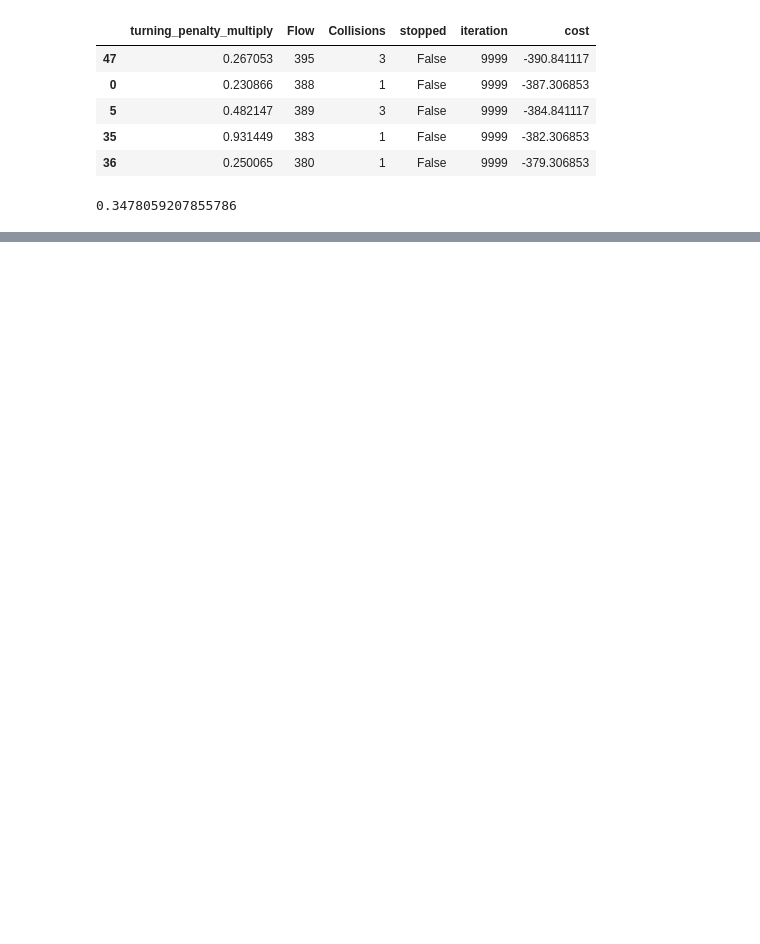
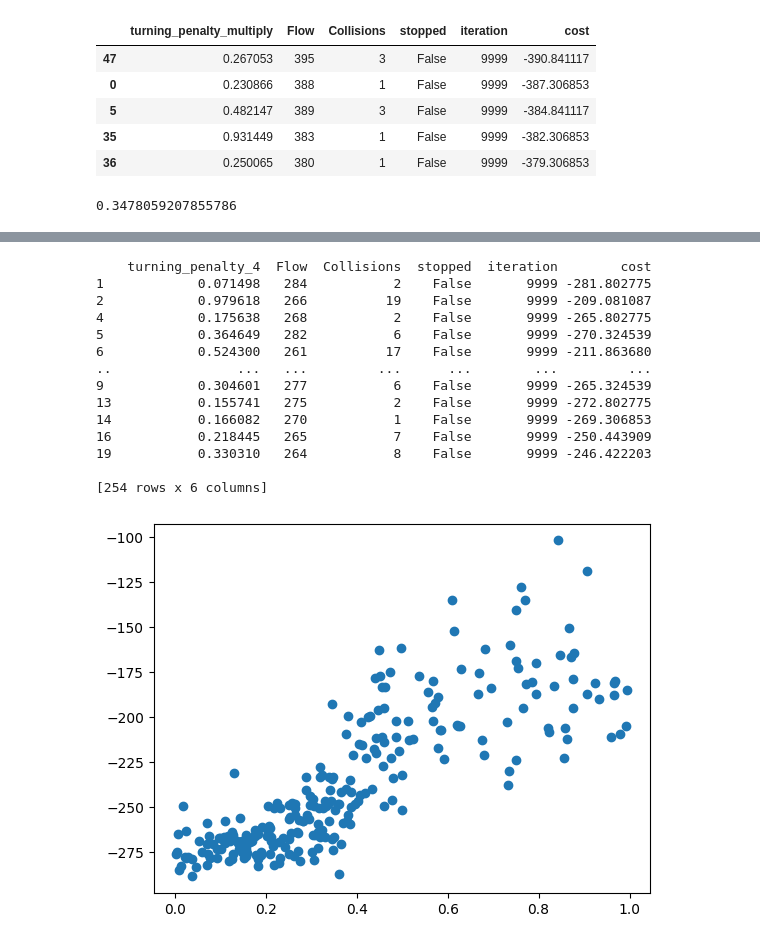
Before and after one commit to pawlik0wskim/Crossroad_simulation, a Jupyter notebook: testing/turning_penaltty_estimation.ipynb, the cells around one changed output, grey strips where cells are left out. Saved outputs shown, nothing was run; the diff lists cells and outputs as text; code cells hidden in the pictures; blank space fills up the shorter version.

Commit message:
updated turning penalty

```diff
--- a/testing/turning_penaltty_estimation.ipynb
+++ b/testing/turning_penaltty_estimation.ipynb
@@ -140,22 +143,59 @@ np.sum(head["turning_penalty_faster"]*[5,3,2,1,1])/np.sum([5,3,2,1,1])
 # %%
 df= pd.read_csv(r"C:\Users\Maciek\Documents\Studia\semestr 7\Crossroad_simulation\testing\turning_penalty_42.csv")
 
 df2= pd.read_csv(r"C:\Users\Maciek\Documents\Studia\semestr 7\Crossroad_simulation\testing\turning_penalty_43.csv")
 df=pd.concat([df,df2])
-df2= pd.read_csv(r"C:\Users\Maciek\Documents\Studia\semestr 7\Crossroad_simulation\testing\turning_penalty_44.csv")
-df=pd.concat([df,df2])
+
 df2= pd.read_csv(r"C:\Users\Maciek\Documents\Studia\semestr 7\Crossroad_simulation\testing\turning_penalty_45.csv")
 df=pd.concat([df,df2])
-df2= pd.read_csv(r"C:\Users\Maciek\Documents\Studia\semestr 7\Crossroad_simulation\testing\turning_penalty_46.csv")
-df=pd.concat([df,df2])
+
 df2= pd.read_csv(r"C:\Users\Maciek\Documents\Studia\semestr 7\Crossroad_simulation\testing\turning_penalty_47.csv")
 df=pd.concat([df,df2])
 df2= pd.read_csv(r"C:\Users\Maciek\Documents\Studia\semestr 7\Crossroad_simulation\testing\turning_penalty_4.csv")
 df=pd.concat([df,df2])
+df2= pd.read_csv(r"C:\Users\Maciek\Documents\Studia\semestr 7\Crossroad_simulation\testing\turning_penalty_48.csv")
+df=pd.concat([df,df2])
+df2= pd.read_csv(r"C:\Users\Maciek\Documents\Studia\semestr 7\Crossroad_simulation\testing\turning_penalty_49.csv")
+df=pd.concat([df,df2])
+df2= pd.read_csv(r"C:\Users\Maciek\Documents\Studia\semestr 7\Crossroad_simulation\testing\turning_penalty_410.csv")
+df=pd.concat([df,df2])
+df2= pd.read_csv(r"C:\Users\Maciek\Documents\Studia\semestr 7\Crossroad_simulation\testing\turning_penalty_411.csv")
+df=pd.concat([df,df2])
+df2= pd.read_csv(r"C:\Users\Maciek\Documents\Studia\semestr 7\Crossroad_simulation\testing\turning_penalty_412.csv")
+df=pd.concat([df,df2])
+df2= pd.read_csv(r"C:\Users\Maciek\Documents\Studia\semestr 7\Crossroad_simulation\testing\turning_penalty_413.csv")
+df=pd.concat([df,df2])
+df2= pd.read_csv(r"C:\Users\Maciek\Documents\Studia\semestr 7\Crossroad_simulation\testing\turning_penalty_414.csv")
+df=pd.concat([df,df2])
+df2= pd.read_csv(r"C:\Users\Maciek\Documents\Studia\semestr 7\Crossroad_simulation\testing\turning_penalty_415.csv")
+df=pd.concat([df,df2])
+df2= pd.read_csv(r"C:\Users\Maciek\Documents\Studia\semestr 7\Crossroad_simulation\testing\turning_penalty_416.csv")
+df=pd.concat([df,df2])
+df2= pd.read_csv(r"C:\Users\Maciek\Documents\Studia\semestr 7\Crossroad_simulation\testing\turning_penalty_417.csv")
+df=pd.concat([df,df2])
 df["cost"]=-df["Flow"]+df["Collisions"]*np.log(df["Collisions"]+1)
-print(df)
-plt.scatter(df["turning_penalty_faster"],df["cost"])
+df3=df[df["stopped"]==False]
+
+df4=df[df["stopped"]]
+print(df3)
+plt.scatter(df3["turning_penalty_4"],df3["cost"])
 plt.show()
+# %% [output]
+    turning_penalty_4  Flow  Collisions  stopped  iteration        cost
+1            0.071498   284           2    False       9999 -281.802775
+2            0.979618   266          19    False       9999 -209.081087
+4            0.175638   268           2    False       9999 -265.802775
+5            0.364649   282           6    False       9999 -270.324539
+6            0.524300   261          17    False       9999 -211.863680
+..                ...   ...         ...      ...        ...         ...
+9            0.304601   277           6    False       9999 -265.324539
+13           0.155741   275           2    False       9999 -272.802775
+14           0.166082   270           1    False       9999 -269.306853
+16           0.218445   265           7    False       9999 -250.443909
+19           0.330310   264           8    False       9999 -246.422203
+
+[254 rows x 6 columns]
+[figure, added]
 # %%
 head=df.sort_values(by=["cost"]).head()
 head
```
Also changed, not shown: parts of 11 cells of this notebook, 3 other files.
